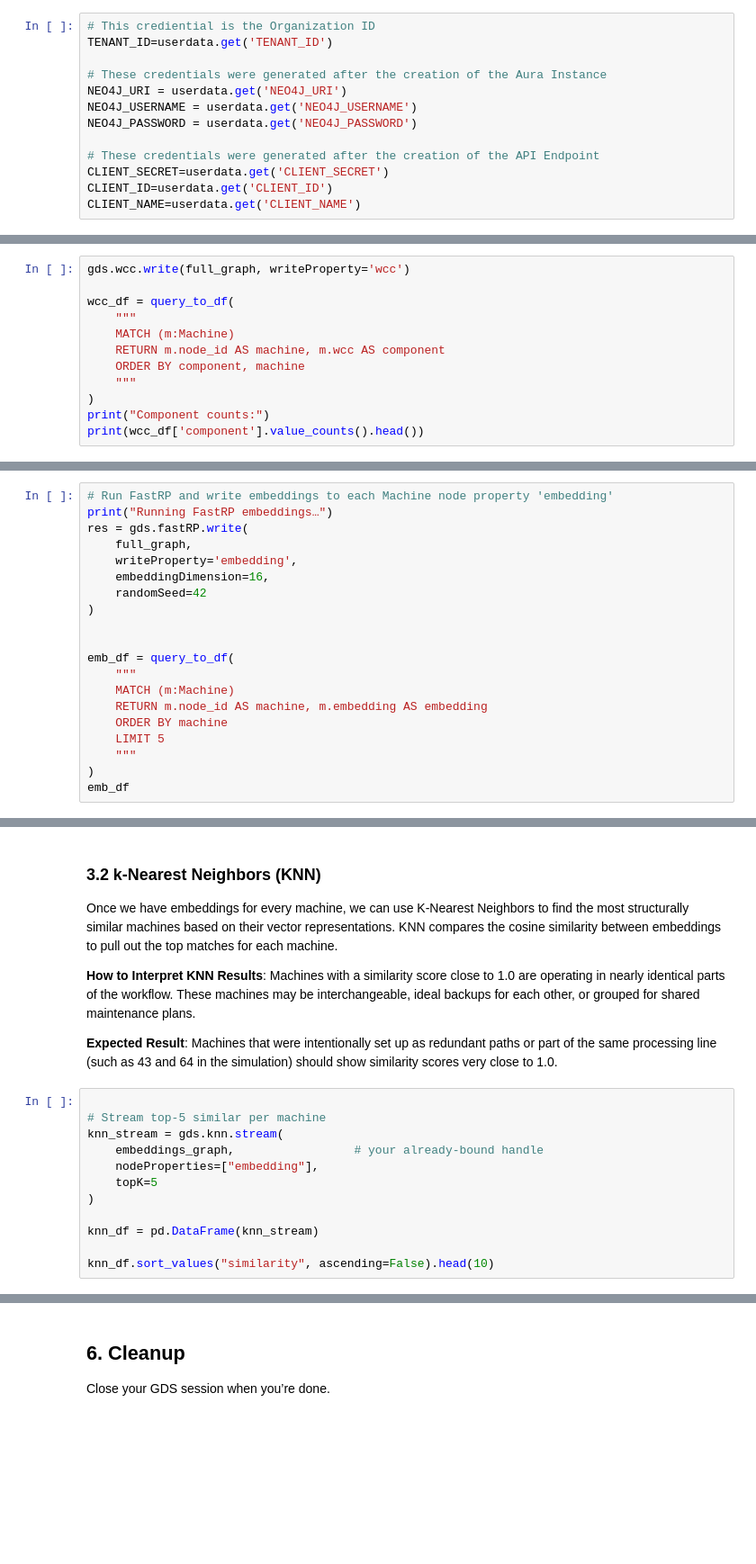
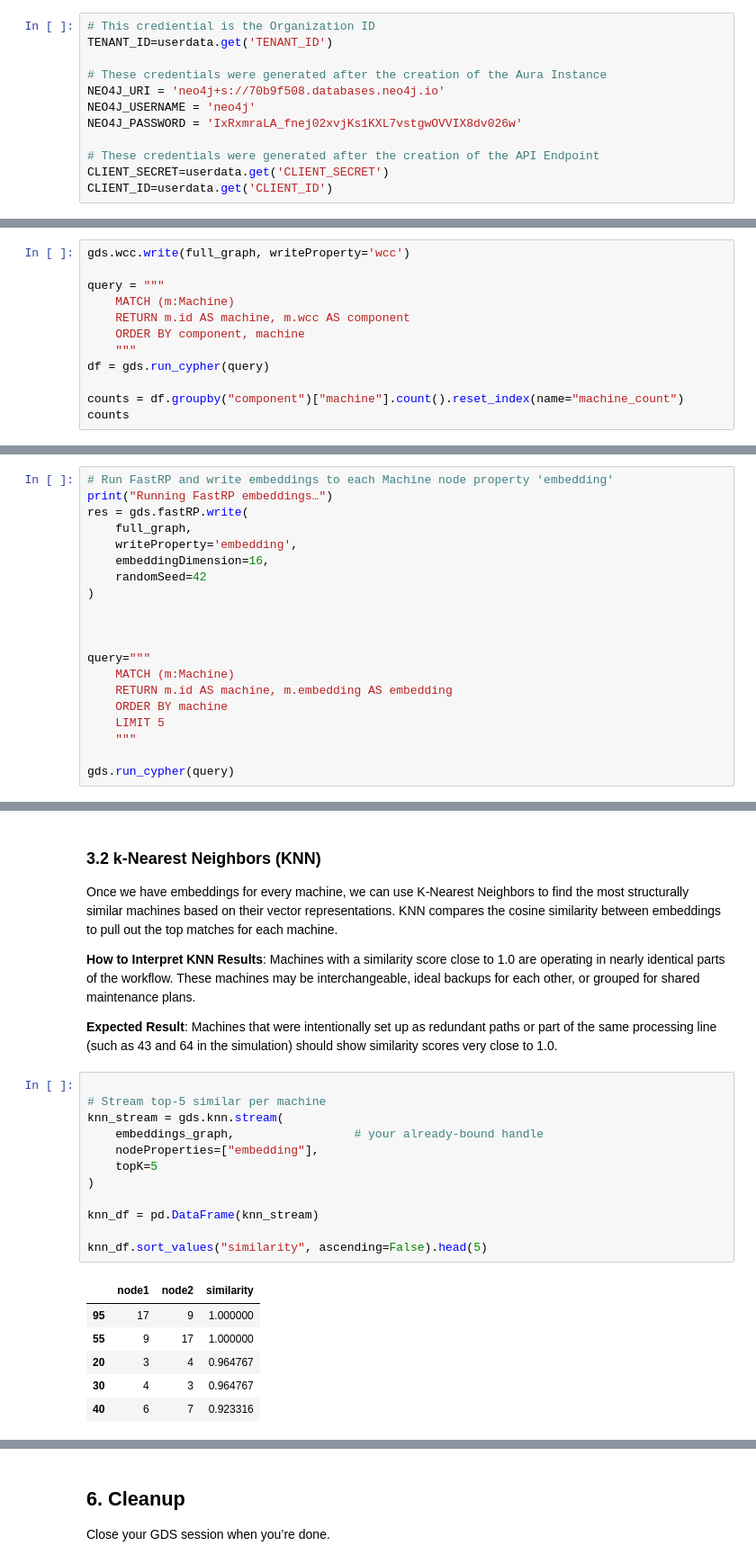
Before and after one commit to neo4j-product-examples/aura-graph-analytics, a Jupyter notebook: manufacturing/Manufacturing_Aura_Demo.ipynb, the cells around one changed output, grey strips where cells are left out. Shown: that part at 90% size. Saved outputs shown, nothing was run; the diff lists cells and outputs as text; blank space fills up the shorter version.

```diff
--- a/manufacturing/Manufacturing_Aura_Demo.ipynb
+++ b/manufacturing/Manufacturing_Aura_Demo.ipynb
@@ -47,14 +65,13 @@ You must first generate your credentials in Neo4j Aura. Afterwards, you can stor
 TENANT_ID=userdata.get('TENANT_ID')
 
 # These credentials were generated after the creation of the Aura Instance
-NEO4J_URI = userdata.get('NEO4J_URI')
-NEO4J_USERNAME = userdata.get('NEO4J_USERNAME')
-NEO4J_PASSWORD = userdata.get('NEO4J_PASSWORD')
+NEO4J_URI = 'neo4j+s://70b9f508.databases.neo4j.io'
+NEO4J_USERNAME = 'neo4j'
+NEO4J_PASSWORD = 'IxRxmraLA_fnej02xvjKs1KXL7vstgwOVVIX8dv026w'
 
 # These credentials were generated after the creation of the API Endpoint
 CLIENT_SECRET=userdata.get('CLIENT_SECRET')
 CLIENT_ID=userdata.get('CLIENT_ID')
-CLIENT_NAME=userdata.get('CLIENT_NAME')
 # %% [markdown]
 ### Establishing a Session
 
@@ -149,12 +168,12 @@ A single connected component for our domain is ideal; it suggests an integrated
 # %%
 gds.wcc.write(full_graph, writeProperty='wcc')
 
-wcc_df = query_to_df(
-    """
+query = """
     MATCH (m:Machine)
-    RETURN m.node_id AS machine, m.wcc AS component
+    RETURN m.id AS machine, m.wcc AS component
     ORDER BY component, machine
     """
-)
-print("Component counts:")
-print(wcc_df['component'].value_counts().head())
+df = gds.run_cypher(query)
+
+counts = df.groupby("component")["machine"].count().reset_index(name="machine_count")
+counts
@@ -254,12 +265,12 @@ res = gds.fastRP.write(
 )
 
 
-emb_df = query_to_df(
-    """
+
+query="""
     MATCH (m:Machine)
-    RETURN m.node_id AS machine, m.embedding AS embedding
+    RETURN m.id AS machine, m.embedding AS embedding
     ORDER BY machine
     LIMIT 5
     """
-)
-emb_df
+
+gds.run_cypher(query)
@@ -302,13 +321,20 @@ Machines that were intentionally set up as redundant paths or part of the same p
 # %%
 
 # Stream top-5 similar per machine
 knn_stream = gds.knn.stream(
     embeddings_graph,                 # your already-bound handle
     nodeProperties=["embedding"],
     topK=5
 )
 
 knn_df = pd.DataFrame(knn_stream)
 
-knn_df.sort_values("similarity", ascending=False).head(10)
+knn_df.sort_values("similarity", ascending=False).head(5)
+# %% [output]
+|  | node1 | node2 | similarity |
+| 95 | 17 | 9 | 1.000000 |
+| 55 | 9 | 17 | 1.000000 |
+| 20 | 3 | 4 | 0.964767 |
+| 30 | 4 | 3 | 0.964767 |
+| 40 | 6 | 7 | 0.923316 |
 # %% [markdown]
```
Also changed, not shown: parts of 13 cells of this notebook, 1 other file.
